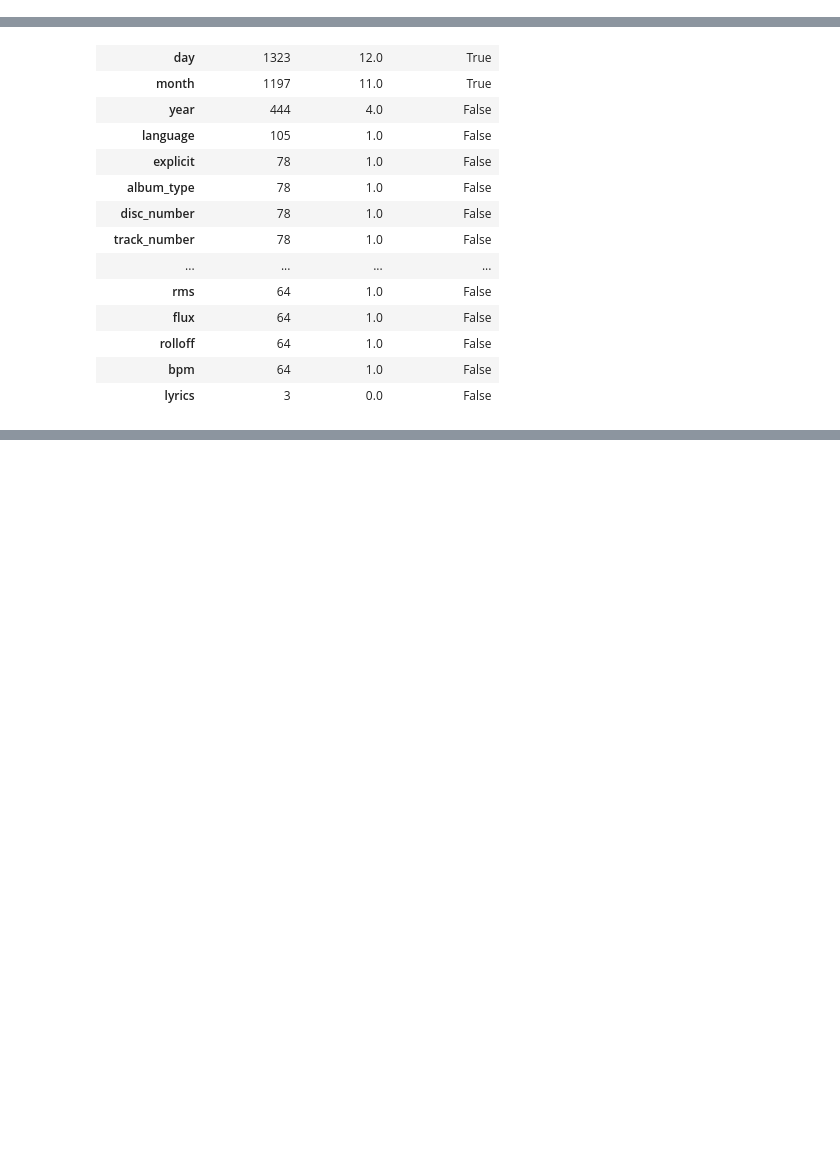
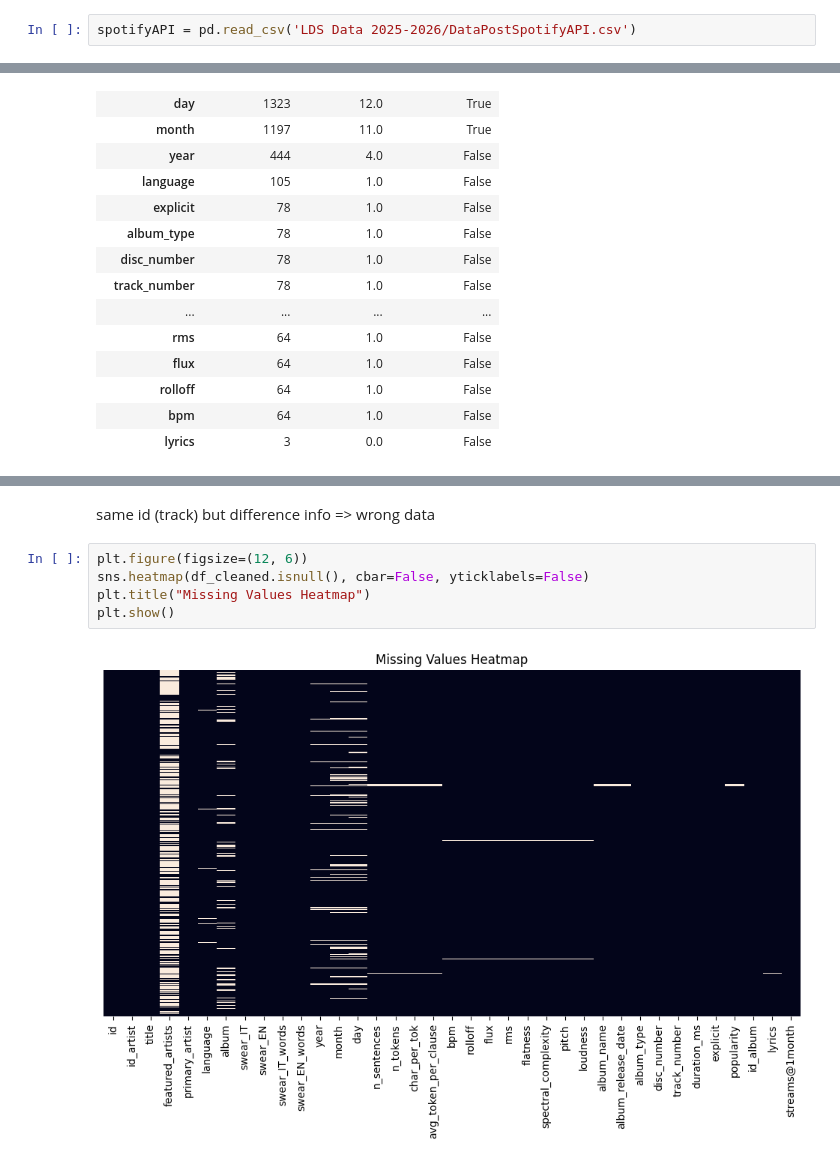
Before and after one commit to Ankit-Bhagat851/DSS-Project, a Jupyter notebook: Chi/tracks_understanding.ipynb, the cells around one changed output, grey strips where cells are left out. Drawn from its saved outputs; the diff is of its cells as text; blank space fills up the shorter version.

```diff
--- a/Chi/tracks_understanding.ipynb
+++ b/Chi/tracks_understanding.ipynb
@@ -11,3 +10,5 @@ import pandas as pd
 raw_data = pd.read_csv('tracks.csv', skipinitialspace=True)
+# %%
+spotifyAPI = pd.read_csv('LDS Data 2025-2026/DataPostSpotifyAPI.csv')
 # %%
 df_cleaned = raw_data.copy()
@@ -252,0 +361,9 @@ Rows where album != album_name:
+# %% [markdown]
+same id (track) but difference info => wrong data
+# %%
+plt.figure(figsize=(12, 6))
+sns.heatmap(df_cleaned.isnull(), cbar=False, yticklabels=False)
+plt.title("Missing Values Heatmap")
+plt.show()
+# %% [output]
+[figure, added]
```
Also changed, not shown: parts of 16 cells of this notebook, 2 other files.
